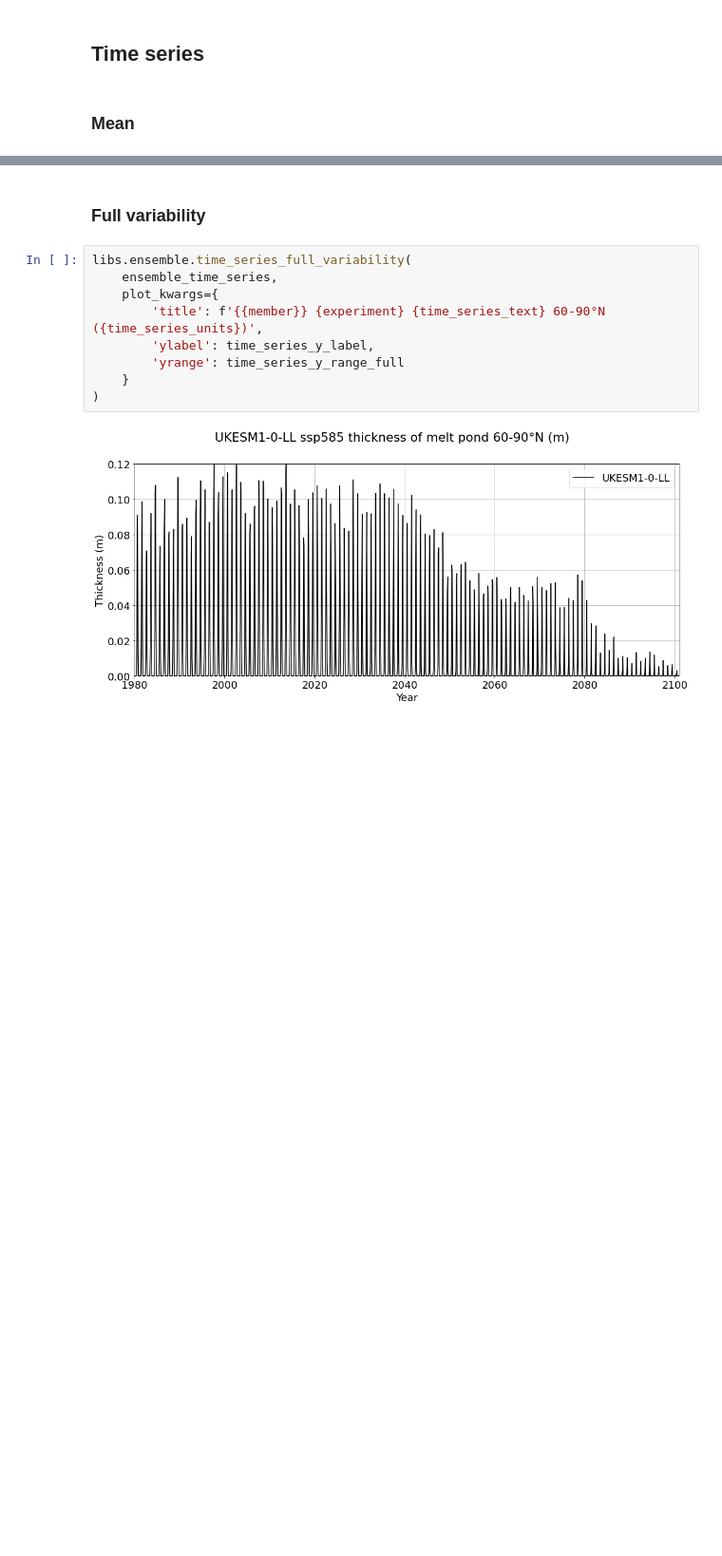
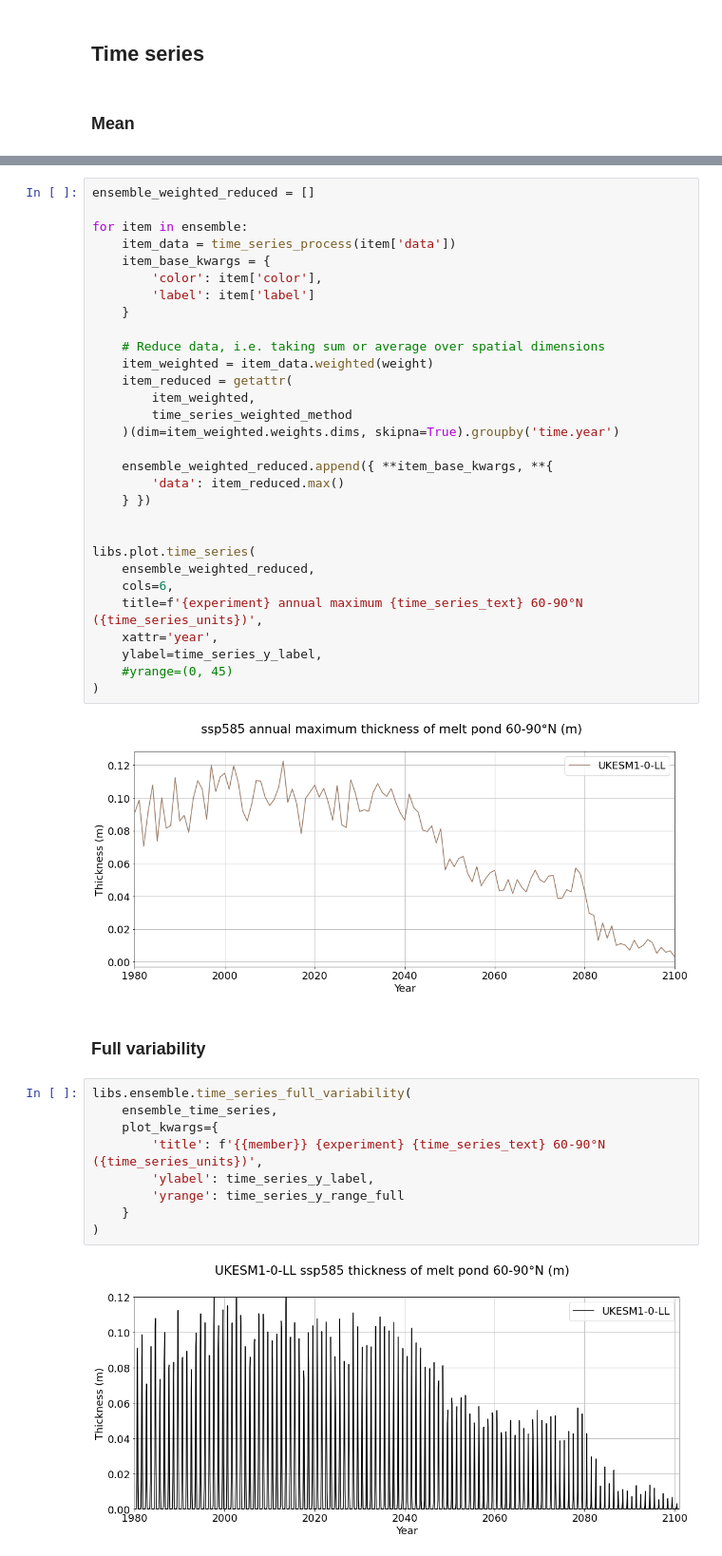
Before and after one commit to hannahwoodward/cmip6-seaice-precipitation, a Jupyter notebook: ensemble-simpmass.ipynb, the cells around one changed output, grey strips where cells are left out. Shown at 95% size. Cells and saved outputs as stored; diff of their text form; blank space fills up the shorter version.

```diff
--- a/ensemble-simpmass.ipynb
+++ b/ensemble-simpmass.ipynb
@@ -69,3 +97,35 @@ libs.plot.time_series_from_vars(
+# %%
+ensemble_weighted_reduced = []
+
+for item in ensemble:
+    item_data = time_series_process(item['data'])
+    item_base_kwargs = {
+        'color': item['color'],
+        'label': item['label']
+    }
+
+    # Reduce data, i.e. taking sum or average over spatial dimensions
+    item_weighted = item_data.weighted(weight)
+    item_reduced = getattr(
+        item_weighted,
+        time_series_weighted_method
+    )(dim=item_weighted.weights.dims, skipna=True).groupby('time.year')
+
+    ensemble_weighted_reduced.append({ **item_base_kwargs, **{
+        'data': item_reduced.max()
+    } })
+
+
+libs.plot.time_series(
+    ensemble_weighted_reduced,
+    cols=6,
+    title=f'{experiment} annual maximum {time_series_text} 60-90°N ({time_series_units})',
+    xattr='year',
+    ylabel=time_series_y_label,
+    #yrange=(0, 45)
+)
+# %% [output]
+[figure, added]
 # %% [markdown]
 ### Full variability
 # %%
```
Also changed, not shown: parts of 3 cells of this notebook, 3 other files.
